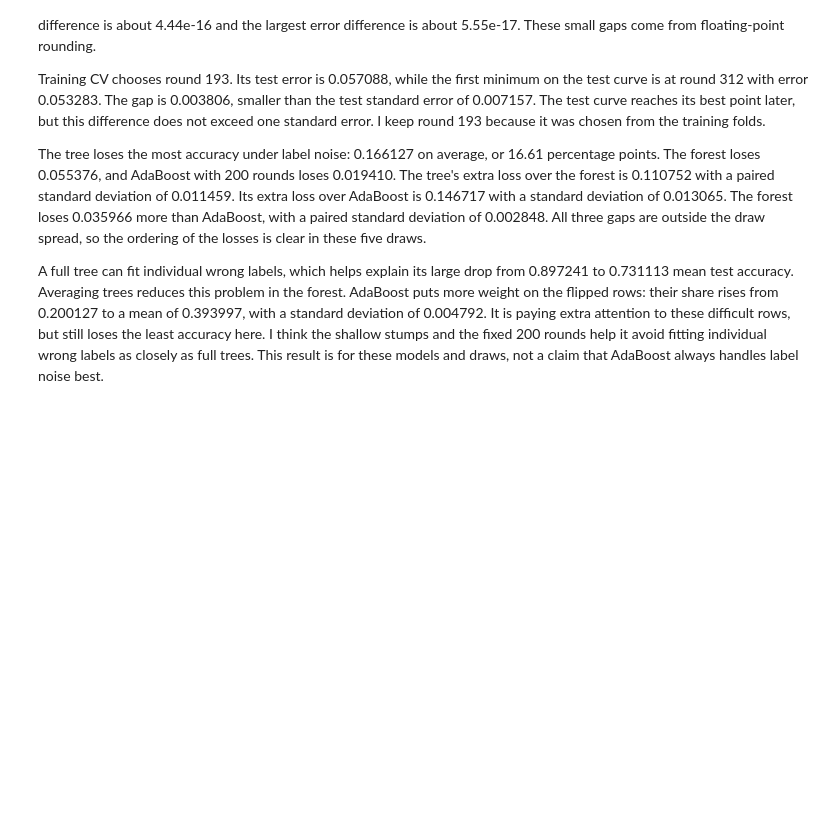
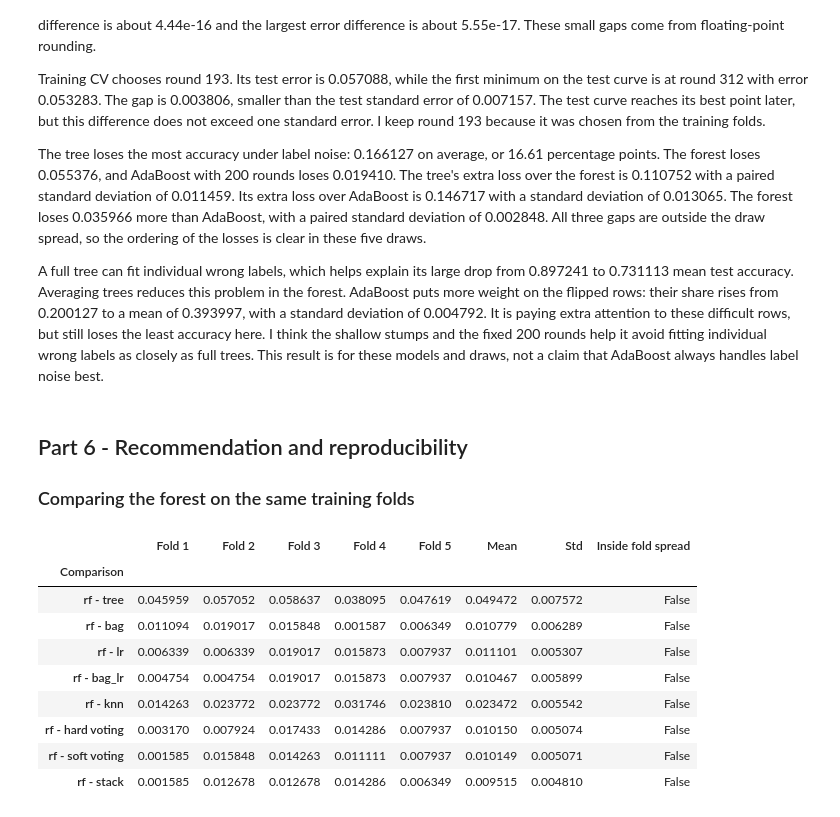
Before and after one commit to ZhalgasB/task-04-ML-course, a Jupyter notebook: bissenbai_task4.ipynb, the cells around one changed output. Saved outputs shown, nothing was run; the diff lists cells and outputs as text; code cells hidden in the pictures; blank space fills up the shorter version.

Commit message:
Final recommendation

```diff
--- a/bissenbai_task4.ipynb
+++ b/bissenbai_task4.ipynb
@@ -1049,3 +1049,37 @@ Training CV chooses round 193. Its test error is 0.057088, while the first minim
 The tree loses the most accuracy under label noise: 0.166127 on average, or 16.61 percentage points. The forest loses 0.055376, and AdaBoost with 200 rounds loses 0.019410. The tree's extra loss over the forest is 0.110752 with a paired standard deviation of 0.011459. Its extra loss over AdaBoost is 0.146717 with a standard deviation of 0.013065. The forest loses 0.035966 more than AdaBoost, with a paired standard deviation of 0.002848. All three gaps are outside the draw spread, so the ordering of the losses is clear in these five draws.
 
 A full tree can fit individual wrong labels, which helps explain its large drop from 0.897241 to 0.731113 mean test accuracy. Averaging trees reduces this problem in the forest. AdaBoost puts more weight on the flipped rows: their share rises from 0.200127 to a mean of 0.393997, with a standard deviation of 0.004792. It is paying extra attention to these difficult rows, but still loses the least accuracy here. I think the shallow stumps and the fixed 200 rounds help it avoid fitting individual wrong labels as closely as full trees. This result is for these models and draws, not a claim that AdaBoost always handles label noise best.
+# %% [markdown]
+## Part 6 - Recommendation and reproducibility
+
+### Comparing the forest on the same training folds
+# %%
+final_cv_scores = cv_scores.copy()
+final_cv_scores.update(voting_cv_scores)
+final_cv_scores["stack"] = stacking_cv_scores["stack"]
+
+forest_comparison_rows = []
+for name, scores in final_cv_scores.items():
+    if name == "rf":
+        continue
+    differences = final_cv_scores["rf"] - scores
+    forest_comparison_rows.append([
+        f"rf - {name}", *differences, differences.mean(), differences.std(),
+        abs(differences.mean()) <= differences.std(),
+    ])
+
+forest_comparison_table = pd.DataFrame(
+    forest_comparison_rows, columns=difference_columns
+).set_index("Comparison")
+forest_comparison_table.round(6)
+# %% [output]
+|  | Fold 1 | Fold 2 | Fold 3 | Fold 4 | Fold 5 | Mean | Std | Inside fold spread |
+| Comparison |  |  |  |  |  |  |  |  |
+| rf - tree | 0.045959 | 0.057052 | 0.058637 | 0.038095 | 0.047619 | 0.049472 | 0.007572 | False |
+| rf - bag | 0.011094 | 0.019017 | 0.015848 | 0.001587 | 0.006349 | 0.010779 | 0.006289 | False |
+| rf - lr | 0.006339 | 0.006339 | 0.019017 | 0.015873 | 0.007937 | 0.011101 | 0.005307 | False |
+| rf - bag_lr | 0.004754 | 0.004754 | 0.019017 | 0.015873 | 0.007937 | 0.010467 | 0.005899 | False |
+| rf - knn | 0.014263 | 0.023772 | 0.023772 | 0.031746 | 0.023810 | 0.023472 | 0.005542 | False |
+| rf - hard voting | 0.003170 | 0.007924 | 0.017433 | 0.014286 | 0.007937 | 0.010150 | 0.005074 | False |
+| rf - soft voting | 0.001585 | 0.015848 | 0.014263 | 0.011111 | 0.007937 | 0.010149 | 0.005071 | False |
+| rf - stack | 0.001585 | 0.012678 | 0.012678 | 0.014286 | 0.006349 | 0.009515 | 0.004810 | False |
```
Also changed, not shown: parts of 2 cells of this notebook.
